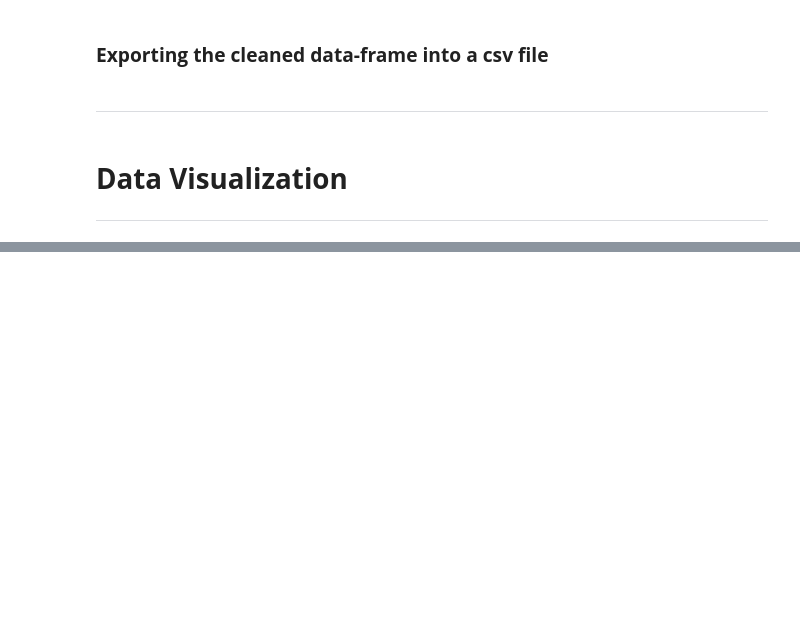
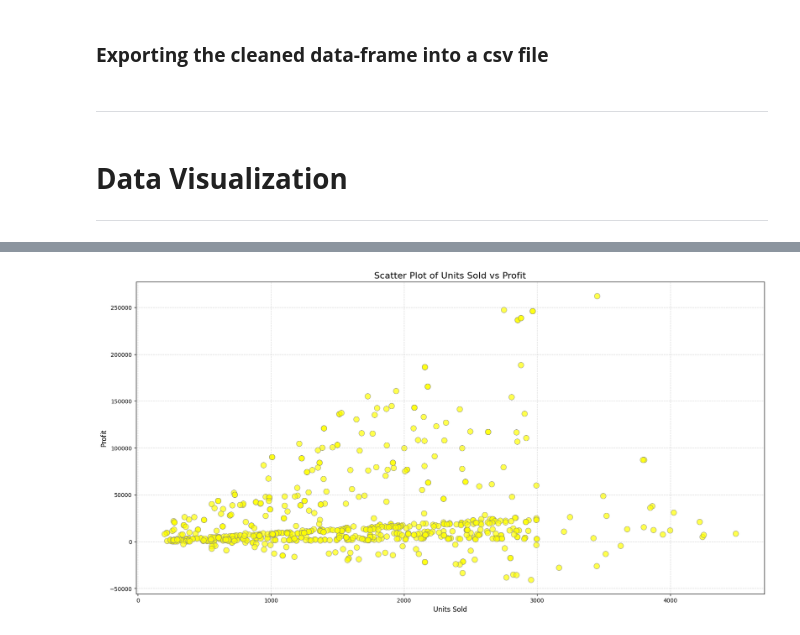
Before and after one commit to akhilsamvarghese/Financials-visualisation, a Jupyter notebook: Financials_Visulization.ipynb, the cells around one changed output, grey strips where cells are left out. Cells and saved outputs as stored; diff of their text form; code cells hidden in the pictures; blank space fills up the shorter version.

```diff
--- a/Financials_Visulization.ipynb
+++ b/Financials_Visulization.ipynb
@@ -192,0 +202,11 @@ ax[1].grid()
+# %%
+# Create a scatter plot of 'Units Sold' vs 'Profit' with seaborn
+plt.figure(figsize=(20, 10))
+sns.scatterplot(x='Units Sold', y='Profit', data=df, color='yellow', marker='o', s=100, alpha=0.7, edgecolor='grey')
+plt.title('Scatter Plot of Units Sold vs Profit', fontsize=16)
+plt.xlabel('Units Sold', fontsize=12)
+plt.ylabel('Profit', fontsize=12)
+plt.grid(True, linestyle='--', alpha=0.5)
+plt.show()
+# %% [output]
+[figure, added]
```
Also changed, not shown: parts of 6 cells of this notebook, 1 other file.
